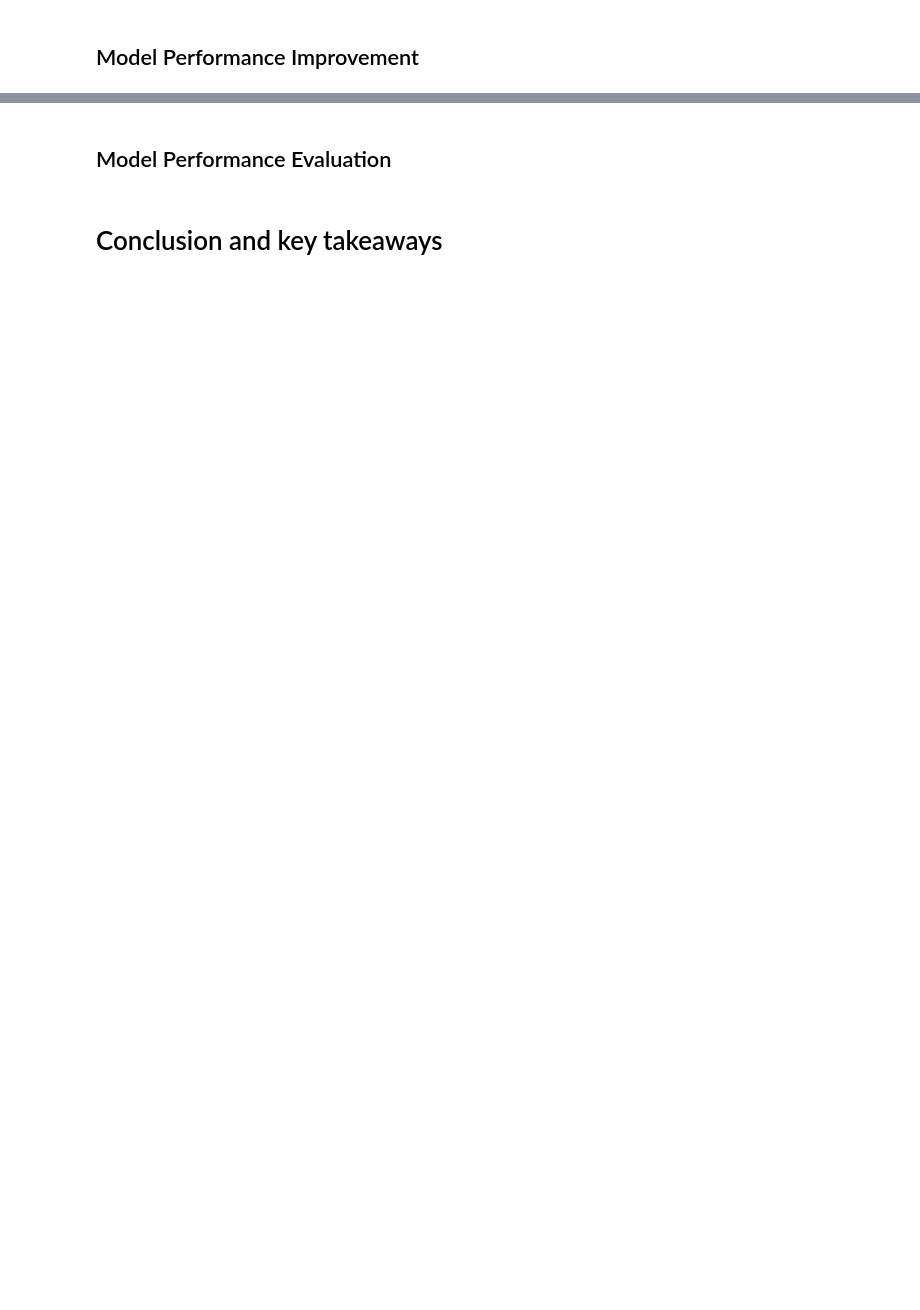
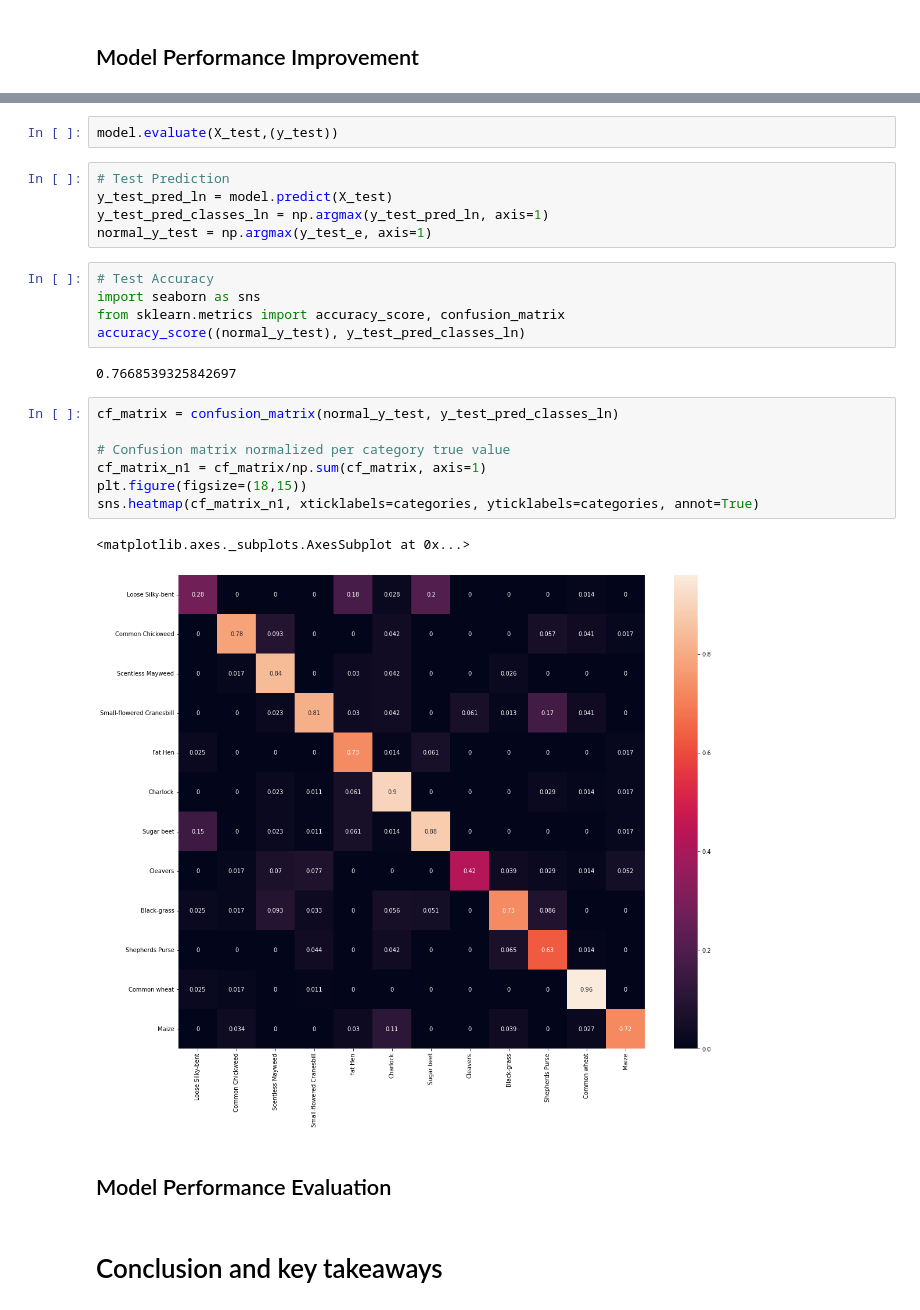
Before and after one commit to cfreeman22/Computer-Vision-Project, a Jupyter notebook: ComputerVision.ipynb, the cells around one changed output, grey strips where cells are left out. Drawn from its saved outputs; the diff is of its cells as text; blank space fills up the shorter version.

```diff
--- a/ComputerVision.ipynb
+++ b/ComputerVision.ipynb
@@ -145,3 +388,27 @@ plt.show()
+# %%
+model.evaluate(X_test,(y_test))
+# %%
+# Test Prediction
+y_test_pred_ln = model.predict(X_test)
+y_test_pred_classes_ln = np.argmax(y_test_pred_ln, axis=1)
+normal_y_test = np.argmax(y_test_e, axis=1)
+# %%
+# Test Accuracy
+import seaborn as sns
+from sklearn.metrics import accuracy_score, confusion_matrix
+accuracy_score((normal_y_test), y_test_pred_classes_ln)
+# %% [output]
+0.7668539325842697
+# %%
+cf_matrix = confusion_matrix(normal_y_test, y_test_pred_classes_ln)
+
+# Confusion matrix normalized per category true value
+cf_matrix_n1 = cf_matrix/np.sum(cf_matrix, axis=1)
+plt.figure(figsize=(18,15))
+sns.heatmap(cf_matrix_n1, xticklabels=categories, yticklabels=categories, annot=True)
+# %% [output]
+<matplotlib.axes._subplots.AxesSubplot at 0x...>
+[figure, added]
 # %% [markdown]
 ## Model Performance Evaluation
 # %% [markdown]
```
Also changed, not shown: parts of 21 cells of this notebook.
